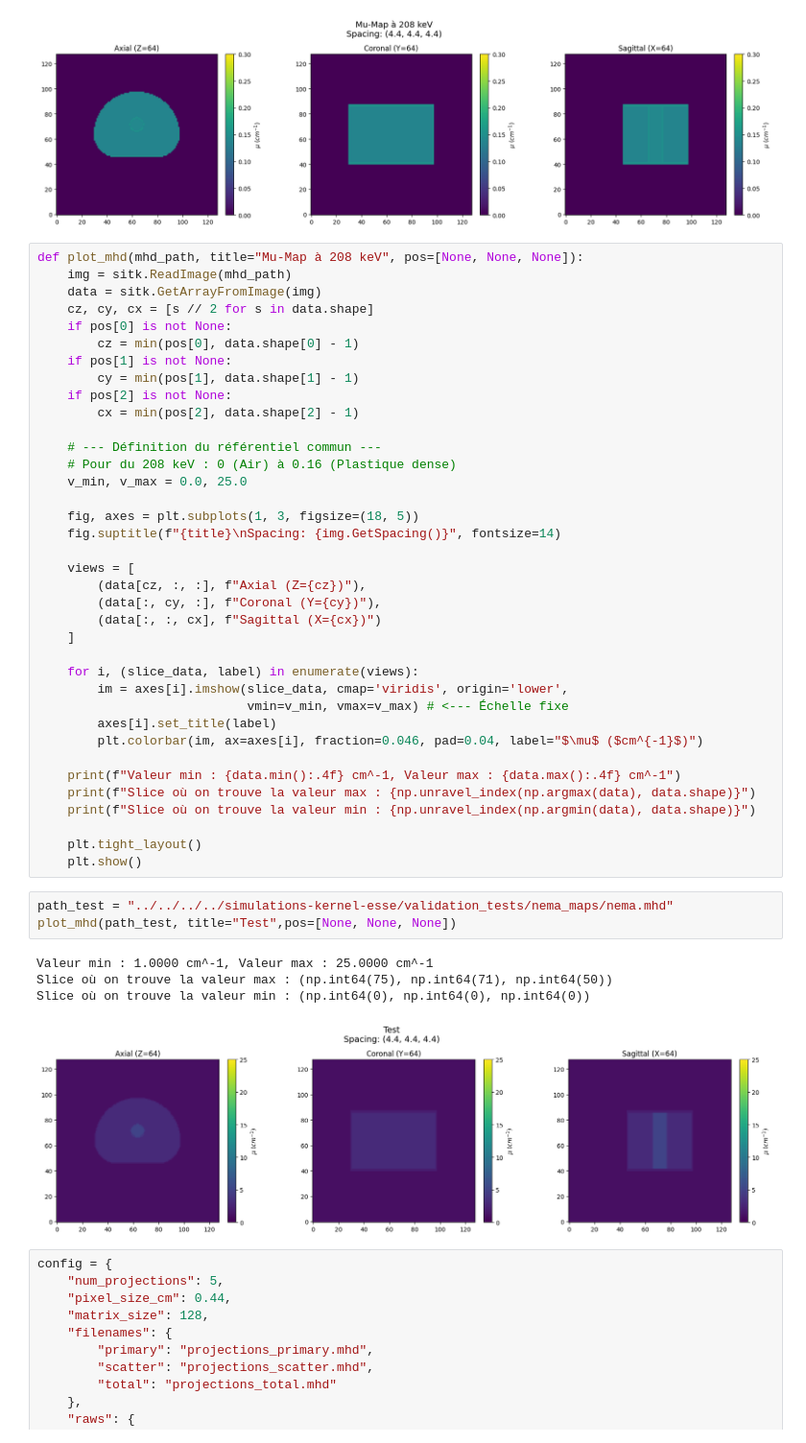
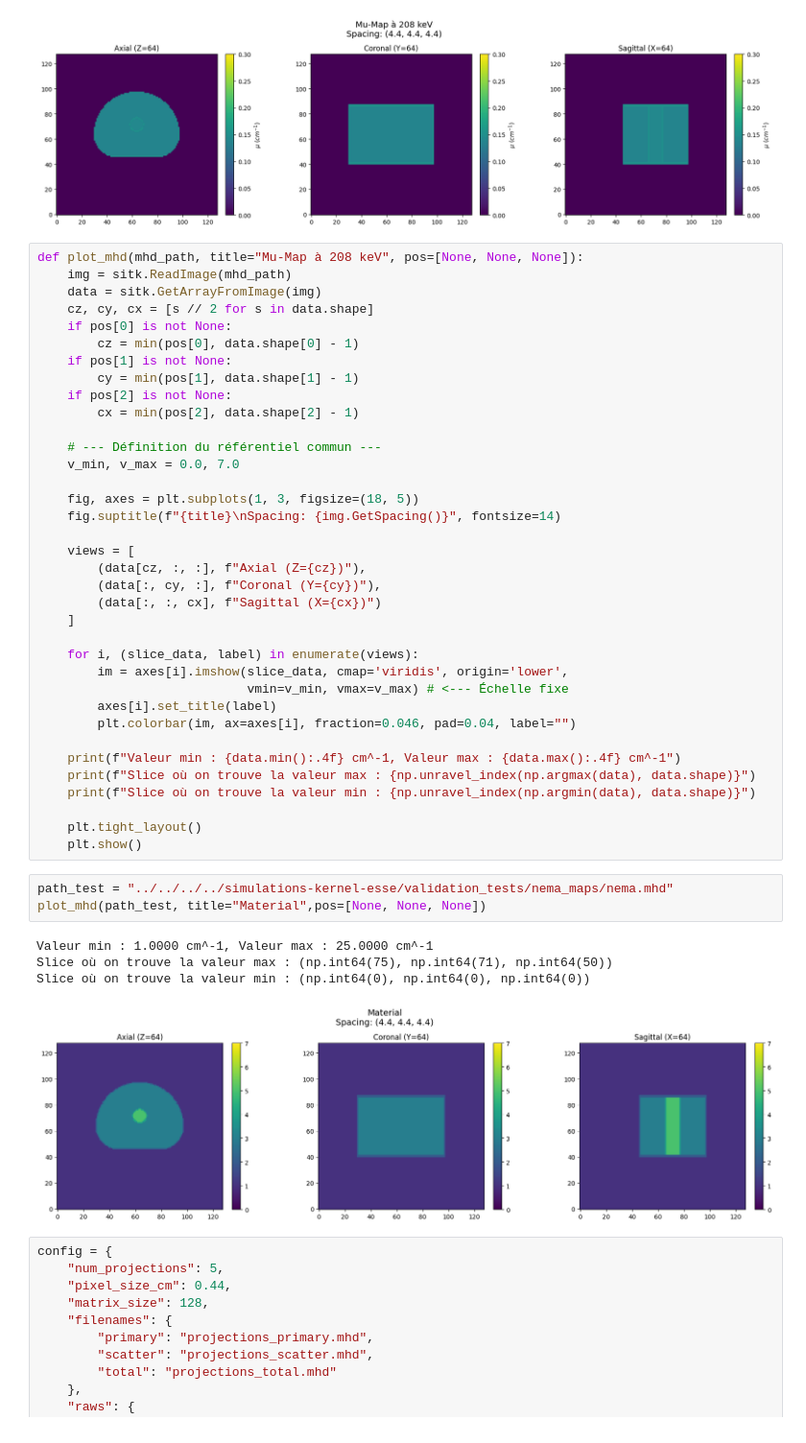
Before and after one commit to Nebulaaae/PyTomography, a Jupyter notebook: docs/source/notebooks/mc_esse_tew_comparison.ipynb, the cells around one changed output. Shown at 96% size. Cells and saved outputs as stored; diff of their text form.

```diff
--- a/docs/source/notebooks/mc_esse_tew_comparison.ipynb
+++ b/docs/source/notebooks/mc_esse_tew_comparison.ipynb
@@ -75,8 +75,7 @@ def plot_mhd(mhd_path, title="Mu-Map à 208 keV", pos=[None, None, None]):
         cx = min(pos[2], data.shape[2] - 1)
 
     # --- Définition du référentiel commun ---
-    # Pour du 208 keV : 0 (Air) à 0.16 (Plastique dense)
-    v_min, v_max = 0.0, 25.0
+    v_min, v_max = 0.0, 7.0
 
     fig, axes = plt.subplots(1, 3, figsize=(18, 5))
     fig.suptitle(f"{title}\nSpacing: {img.GetSpacing()}", fontsize=14)
@@ -91,7 +90,7 @@ def plot_mhd(mhd_path, title="Mu-Map à 208 keV", pos=[None, None, None]):
         im = axes[i].imshow(slice_data, cmap='viridis', origin='lower',
                             vmin=v_min, vmax=v_max) # <--- Échelle fixe
         axes[i].set_title(label)
-        plt.colorbar(im, ax=axes[i], fraction=0.046, pad=0.04, label="$\mu$ ($cm^{-1}$)")
+        plt.colorbar(im, ax=axes[i], fraction=0.046, pad=0.04, label="")
 
     print(f"Valeur min : {data.min():.4f} cm^-1, Valeur max : {data.max():.4f} cm^-1")
     print(f"Slice où on trouve la valeur max : {np.unravel_index(np.argmax(data), data.shape)}")
@@ -101,12 +100,12 @@ def plot_mhd(mhd_path, title="Mu-Map à 208 keV", pos=[None, None, None]):
     plt.show()
 # %%
 path_test = "../../../../simulations-kernel-esse/validation_tests/nema_maps/nema.mhd"
-plot_mhd(path_test, title="Test",pos=[None, None, None])
+plot_mhd(path_test, title="Material",pos=[None, None, None])
 # %% [output]
 Valeur min : 1.0000 cm^-1, Valeur max : 25.0000 cm^-1
 Slice où on trouve la valeur max : (np.int64(75), np.int64(71), np.int64(50))
 Slice où on trouve la valeur min : (np.int64(0), np.int64(0), np.int64(0))
-[figure, old version]
+[figure, new version]
 # %%
 config = {
     "num_projections": 5,
```
Also changed, not shown: parts of 23 cells of this notebook.
